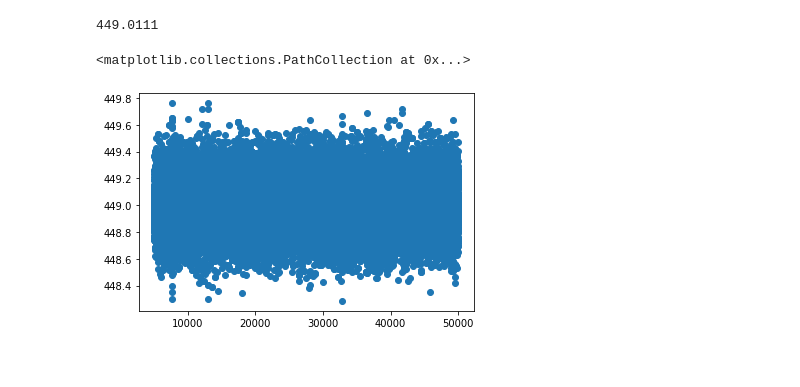
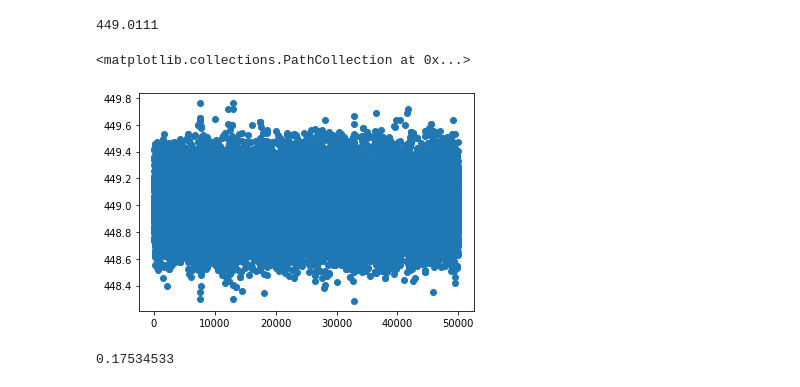
Before and after one commit to vignesh8491/myblog, a Jupyter notebook: _notebooks/2020-07-19-linear_regression_blog.ipynb, the cells around one changed output. Saved outputs shown, nothing was run; the diff lists cells and outputs as text; code cells hidden in the pictures.

```diff
--- a/_notebooks/2020-07-19-linear_regression_blog.ipynb
+++ b/_notebooks/2020-07-19-linear_regression_blog.ipynb
@@ -272,8 +272,12 @@ np.mean(posterior_prob_w.numpy()[5000:])
 # %% [output]
 449.0111
 # %%
-xax = [i for i in range(5000, len(posterior_prob_w))]
-plt.scatter(xax,posterior_prob_w.numpy()[5000:])
+xax = [i for i in range(1, len(posterior_prob_w))]
+plt.scatter(xax,posterior_prob_w.numpy()[1:])
 # %% [output]
 <matplotlib.collections.PathCollection at 0x...>
-[figure, old version]
+[figure, new version]
+# %%
+np.std(posterior_prob_w.numpy()[5000:])
+# %% [output]
+0.17534533
```
